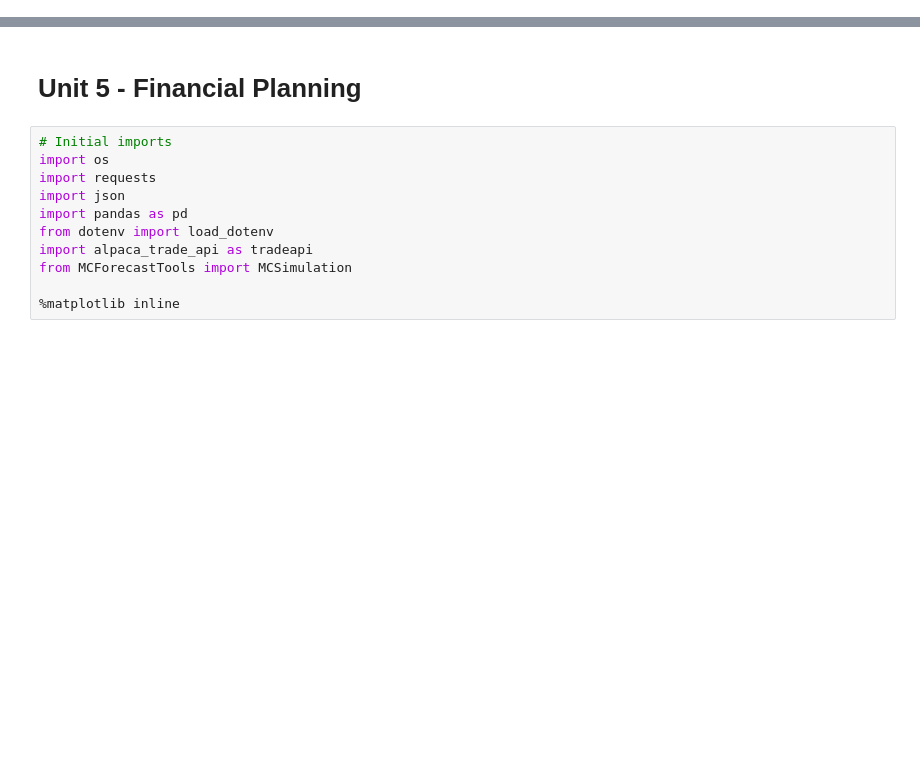
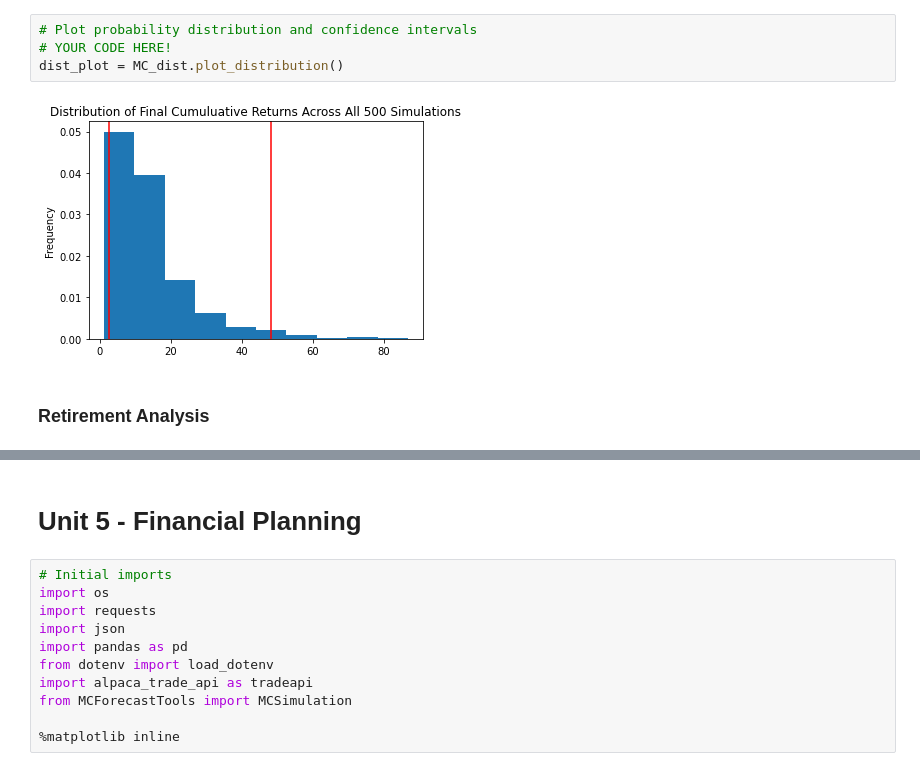
Before and after one commit to mowlem123/API_Homework, a Jupyter notebook: main.ipynb, the cells around one changed output, grey strips where cells are left out. Drawn from its saved outputs; the diff is of its cells as text; blank space fills up the shorter version.

```diff
--- a/main.ipynb
+++ b/main.ipynb
@@ -0,0 +352,8 @@
+# %%
+# Plot probability distribution and confidence intervals
+# YOUR CODE HERE!
+dist_plot = MC_dist.plot_distribution()
+# %% [output]
+[figure, added]
+# %% [markdown]
+### Retirement Analysis
```
Also changed, not shown: parts of 53 cells of this notebook.
